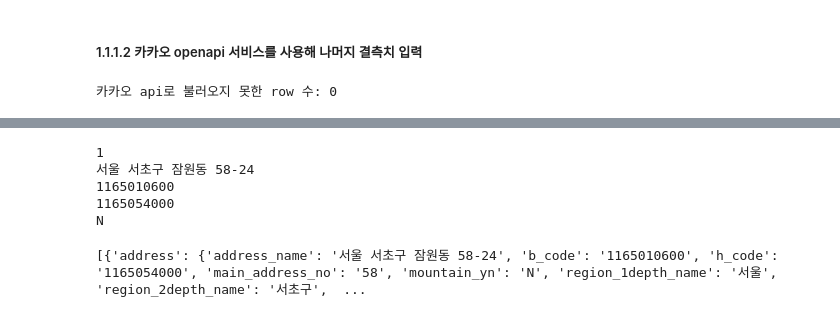
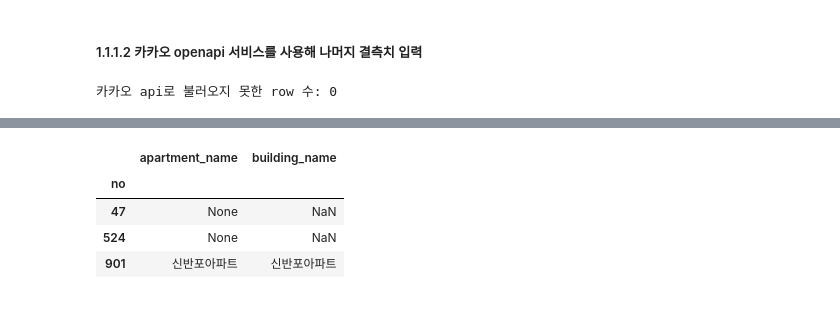
Before and after one commit to syshin0116/SeSAC, a Jupyter notebook: LazyEstate/houseinfo_preprocessing.ipynb, the cells around one changed output, grey strips where cells are left out. Drawn from its saved outputs; the diff is of its cells as text; code cells hidden in the pictures.

```diff
--- a/LazyEstate/houseinfo_preprocessing.ipynb
+++ b/LazyEstate/houseinfo_preprocessing.ipynb
@@ -477,27 +478,48 @@ print(f'카카오 api로 불러오지 못한 row 수: {len(empty_responses_indic
+# %%
+# 도로명 주소와 같이 빌딩명이 저장되어 있기 때문에 빌딩명이 함께 안들어오는 문제가 있다
+# 이미 빌딩명 정보가 있다면, building_name에 추가해준다
+filtered_df['building_name'] = np.where(filtered_df['apartment_name'].notna(),
+                                        filtered_df['apartment_name'],
+                                        filtered_df['building_name'])
+
+filtered_df[['apartment_name', 'building_name']]
+# %% [output]
+|  | apartment_name | building_name |
+| no |  |  |
+| 47 | None | NaN |
+| 524 | None | NaN |
+| 901 | 신반포아파트 | 신반포아파트 |
 # %%
-print(
-    kakao_response_loaded[0]['no'],  # no
-    kakao_response_loaded[0]['documents'][0]['address']['address_name'],  # 지번 주소
-    kakao_response_loaded[0]['documents'][0]['address']['b_code'],  # 법정동 주소
-    kakao_response_loaded[0]['documents'][0]['address']['h_code'],  # 행정동 주소
-    kakao_response_loaded[0]['documents'][0]['address']['mountain_yn'],  # 산지형 여부
-    kakao_response_loaded[0]['documents'][0]['address']['region_1depth_name'],  # 시
-    kakao_response_loaded[0]['documents'][0]['address']['region_2depth_name'],  # 군/구
-    kakao_response_loaded[0]['documents'][0]['address']['region_3depth_name'],  # ehd
-    kakao_response_loaded[0]['documents'][0]['address']['main_address_no'],  # 번지 1
-    kakao_response_loaded[0]['documents'][0]['address']['sub_address_no'],  # 번자 2
-    kakao_response_loaded[0]['documents'][0]['address']['x'],  #
-    kakao_response_loaded[0]['documents'][0]['address']['y'],  # 시
-    kakao_response_loaded[0]['documents'][0]['address']['region_1depth_name'],  # 시
-    sep='\n'
-)
+# 카카오 api로 불러온 정보 df에 입력
+
+
+for no in df.index:
+    documents = kakao_response_loaded.get(str(no), {}).get('documents', [{}])[0] or {}
+    address = documents.get('address', {}) or {}
+    road_address = documents.get('road_address', {}) or {}
+
+    # 데이터를 딕셔너리 형태로 저장
+    data = {
+        'full_address_jibun': address.get('address_name', np.nan),  # 지번 주소
+        'b_code': address.get('b_code', np.nan),  # 법정동 코드
+        'h_code': address.get('h_code', np.nan),  # 행정동 코드
+        'region1': address.get('region_1depth_name', np.nan),  # 시
+        'region2': address.get('region_2depth_name', np.nan),  # 군/구
+        'region3': address.get('region_3depth_name', np.nan),  # 동
+        'main_address_no': address.get('main_address_no', np.nan),  # 번지 1
+        'sub_address_no': address.get('sub_address_no', np.nan),  # 번자 2
+        'full_address_road': road_address.get('address_name', np.nan),  # 도로명 풀주소
+        'building_name': road_address.get('building_name', np.nan),  # 빌딩명
+        'road_name': road_address.get('road_name', np.nan),  # 도로명
+        'main_building_no': road_address.get('main_building_no', np.nan),  # 도로명 본번
+        'sub_building_no': road_address.get('sub_building_no', np.nan),  # 도로명 부번
+        'postcode': road_address.get('zone_no', np.nan),  # 우편번호
+        'latitude': address.get('y', np.nan),  # latitude
+        'longitude': address.get('x', np.nan),  # longitude
+        'mountain': True if address.get('mountain_yn') == 'Y' else False,  # 산지형 여부
+        'underground': True if road_address.get('underground_yn') == 'Y' else False  # 지하여부
+    }
+
+    # DataFrame에 한 번에 할당
+    for key, value in data.items():
+        df.loc[no, key] = value
-# %% [output]
-1
-서울 서초구 잠원동 58-24
-1165010600
-1165054000
-N
-# %%
-print(kakao_response_loaded[0]['documents'])
-# %% [output]
-[{'address': {'address_name': '서울 서초구 잠원동 58-24', 'b_code': '1165010600', 'h_code': '1165054000', 'main_address_no': '58', 'mountain_yn': 'N', 'region_1depth_name': '서울', 'region_2depth_name': '서초구',  ...
```
Also changed, not shown: parts of 24 cells of this notebook, 20 other files.
